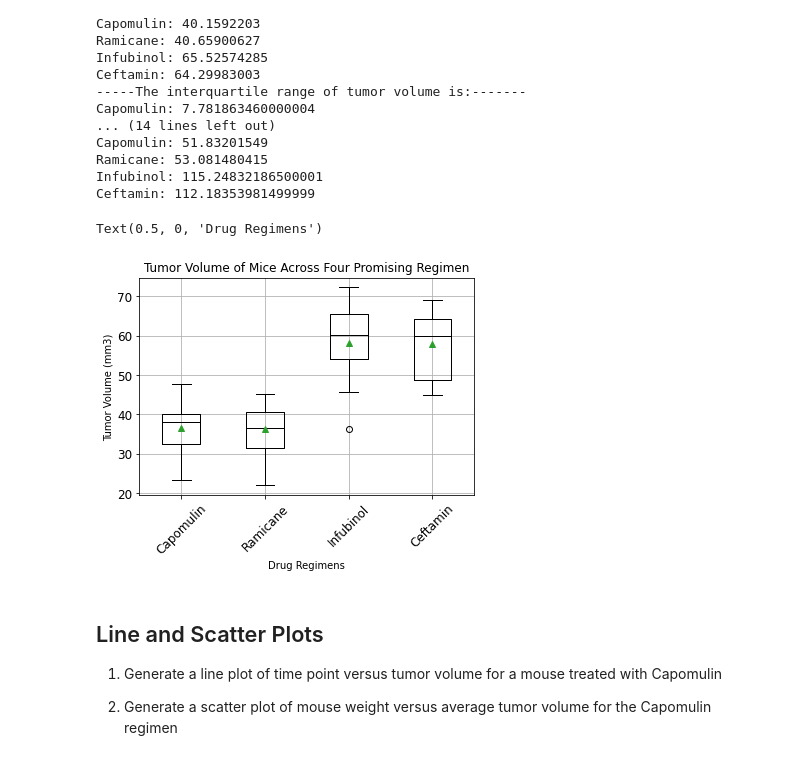
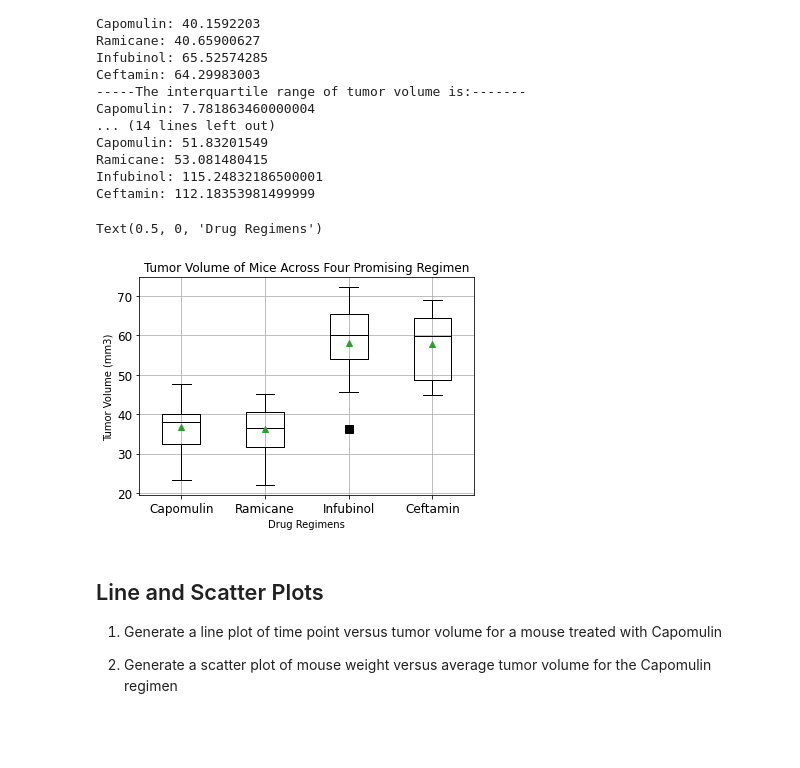
Before and after one commit to nbolt1989/matplotlib_challenge, a Jupyter notebook: Pymaceuticals.ipynb, the cells around one changed output. Saved outputs shown, nothing was run; the diff lists cells and outputs as text; code cells hidden in the pictures; blank space fills up the shorter version.

```diff
--- a/Pymaceuticals.ipynb
+++ b/Pymaceuticals.ipynb
@@ -350,20 +357,22 @@ Ceftamin: 112.18353981499999
 # %%
 # Generate a box plot of the final tumor volume of each mouse across four regimens of interest
 # https://pandas.pydata.org/pandas-docs/stable/reference/api/pandas.DataFrame.boxplot.html
 # I am thinking I want to make a new variable and convert it to a dictionary, the link above goes that route
 # and I think I favor it.
 box_df = pd.DataFrame({"Capomulin":tumorvolumecap,"Ramicane":tumorvolumeram,\
                        "Infubinol":tumorvolumeinf,"Ceftamin":tumorvolumecef})
-#Now make a boxplot variable calling the columns from the new DF.
-boxplot = box_df.boxplot(['Capomulin','Ramicane','Infubinol','Ceftamin'],rot=45,fontsize=12,color='k',\
-                         showmeans=True)
+# style
+style = dict(markerfacecolor='black', markersize='8', marker = 's')
+#Now make a boxplot variable calling the columns from the new DF with some other formatting:
+boxplot = box_df.boxplot(['Capomulin','Ramicane','Infubinol','Ceftamin'],fontsize=12,color='k',\
+                         showmeans=True, flierprops = style)
 # Set title and labels
 boxplot.set_title('Tumor Volume of Mice Across Four Promising Regimen')
 boxplot.set_ylabel('Tumor Volume (mm3)')
 boxplot.set_xlabel('Drug Regimens')
 # %% [output]
 Text(0.5, 0, 'Drug Regimens')
-[figure, old version]
+[figure, new version]
 # %% [markdown]
 ## Line and Scatter Plots
 1) Generate a line plot of time point versus tumor volume for a mouse treated with Capomulin
```
Also changed, not shown: parts of 11 cells of this notebook.
